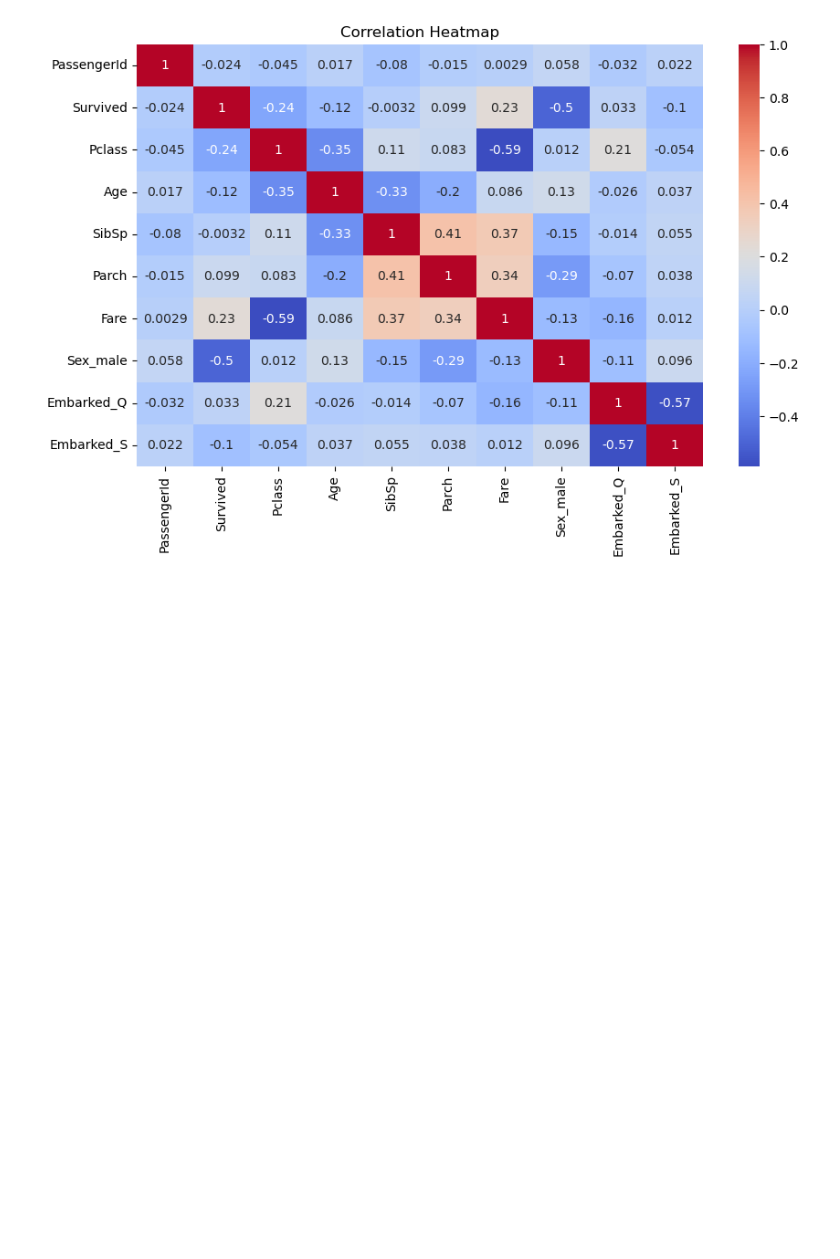
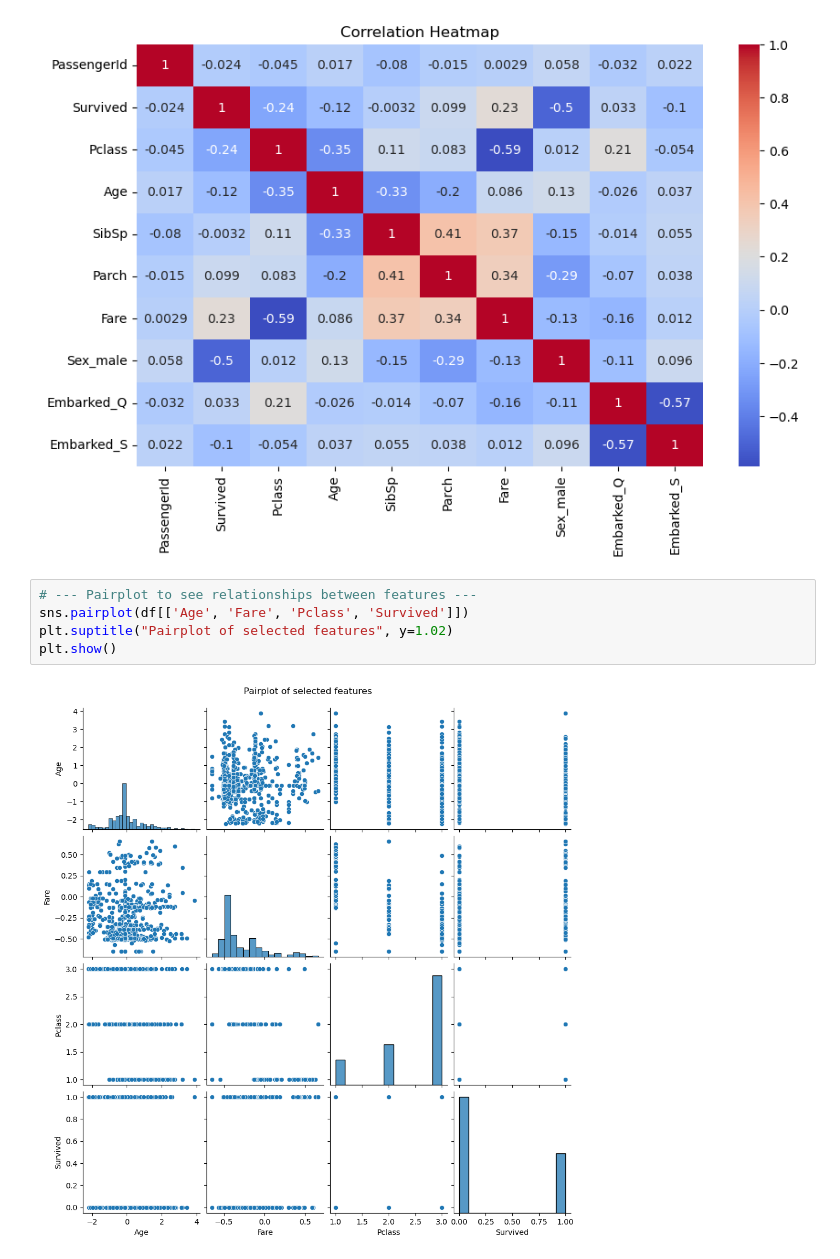
Before and after one commit to janapriya21/ELEVATE-LABS-aiml-internship, a Jupyter notebook: Task-02.ipynb, the cells around one changed output. Drawn from its saved outputs; the diff is of its cells as text; blank space fills up the shorter version.

```diff
--- a/Task-02.ipynb
+++ b/Task-02.ipynb
@@ -134,3 +157,10 @@ plt.title("Correlation Heatmap")
 plt.show()
 # %% [output]
 [figure]
+# %%
+# --- Pairplot to see relationships between features ---
+sns.pairplot(df[['Age', 'Fare', 'Pclass', 'Survived']])
+plt.suptitle("Pairplot of selected features", y=1.02)
+plt.show()
+# %% [output]
+[figure, added]
```
Also changed, not shown: parts of 3 cells of this notebook.
